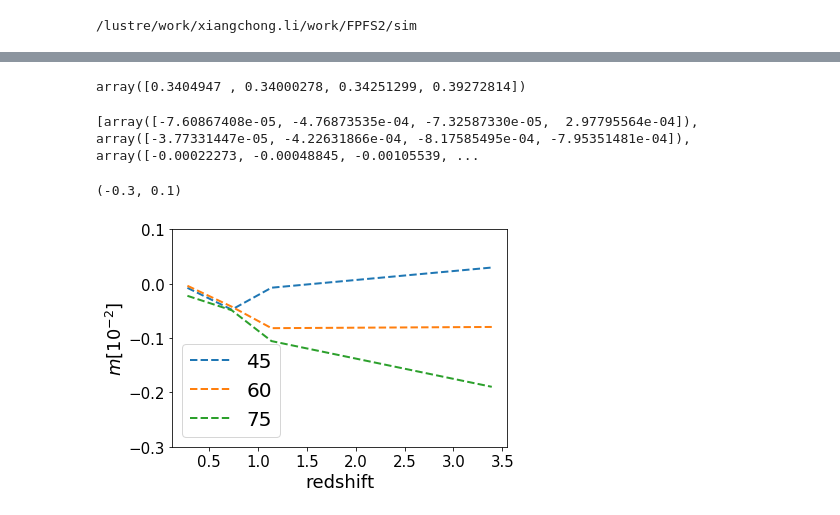
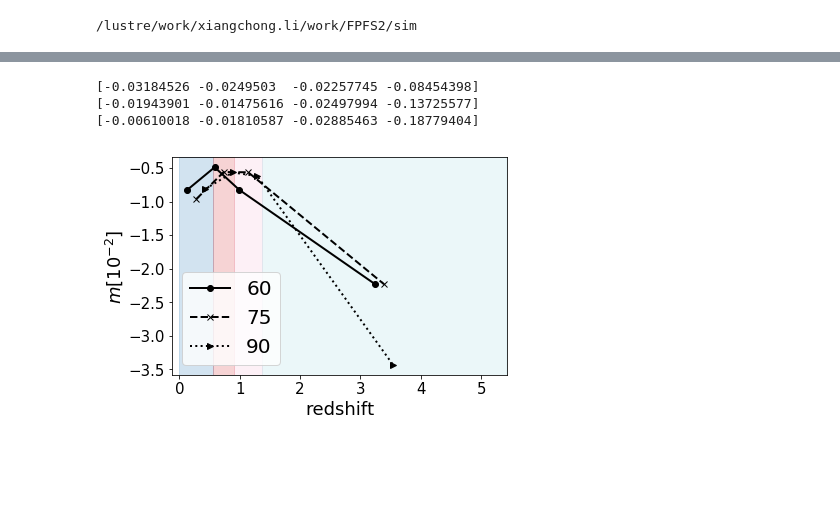
Before and after one commit to mr-superonion/FPFS, a Jupyter notebook: notebook/sim/3_5-cosmoReGauss.ipynb, the cells around one changed output, grey strips where cells are left out. Drawn from its saved outputs; the diff is of its cells as text; code cells hidden in the pictures; blank space fills up the shorter version.

```diff
--- a/notebook/sim/3_5-cosmoReGauss.ipynb
+++ b/notebook/sim/3_5-cosmoReGauss.ipynb
@@ -17,14 +98,15 @@ cd wrkDir/FPFS2/sim/
 # %%
 www=False
+lList=['60','75','90']
 zbound  =   np.array([0.,0.561,0.906,1.374,5.410])
 nz=len(zbound)-1
 bAll=[]
-for psz in ['45','60','75']:
+for psz in lList:
     out=[]
     for xx in ['0000','2222']:
         dataAll=[]
-        for pixId in imgUtil.cosmoHSThpix[:-1]:
-            data= pyfits.getdata('outCosmo-var36em4/src-psf%s-%d/stackAll-g1-%s_2.fits' %(psz,pixId,xx))
+        for pixId in imgUtil.cosmoHSThpix[:100]:
+            data= pyfits.getdata('outCosmoE-var36em4/src-psf%s-%d/stackAll-g1-%s_2.fits' %(psz,pixId,xx))
             dataAll.append(data[data['wlmask']])
             del data
             gc.collect()
@@ -46,52 +128,53 @@ for psz in ['45','60','75']:
             del msk
         out.append(ooo)
         del e1,e2,weight,w_A,ooo
         gc.collect()
 
     response1=(out[1]-out[0])/0.04
+    print(response1/1.7335500-1)
 
     pList=['2000','0200','0020','0002']
     outZd=np.zeros(nz)
     for iz in range(4):
         xx=pList[iz]
         dataAll=[]
-        for pixId in imgUtil.cosmoHSThpix[:-1]:
-            data= pyfits.getdata('outCosmo-var36em4/src-psf%s-%d/stackAll-g1-%s_2.fits' %(psz,pixId,xx))
+        for pixId in imgUtil.cosmoHSThpix[:100]:
+            data= pyfits.getdata('outCosmoE-var36em4/src-psf%s-%d/stackAll-g1-%s_2.fits' %(psz,pixId,xx))
             dataAll.append(data[data['wlmask']])
             del data
             gc.collect()
         dataAll=np.hstack(dataAll)
         #del msk
         e1,e2=utilities.get_gal_ellip(dataAll)
         if www:
             weight  =   dataAll['i_hsmshaperegauss_derived_weight']
         else:
             weight  =   np.ones(len(dataAll))
         #dataAll['i_hsmshaperegauss_derived_rms_e']=0.365
-        msk=(dataAll['zphot']>zbound[iz])&(dataAll['zphot']<zbound[iz+1])
+        msk     =   (dataAll['zphot']>zbound[iz])&(dataAll['zphot']<zbound[iz+1])
         w_A     =   np.sum(weight[msk])
         outZd[iz]=np.sum(weight[msk]*e1[msk])/w_A
         del msk
 
     response2=(outZd-out[0])/0.04
     bias=response2/response1-1
     bAll.append(bias)
+lsList=['o-','x--','>:']
+ishift=[-0.15,0,0.15]
+for i in range(3):
+    plt.plot((zbound[:-1]+zbound[1:])/2.+ishift[i],bAll[i]*100,lsList[i],label=lList[i],c='black')
+cmap = cm.tab20
+norm = Normalize(vmin=0, vmax=len(zbound)-2)
+for iz in range(len(zbound)-1):
+    cc=cmap(norm(iz))
+    plt.axvspan(zbound[iz],zbound[iz+1],alpha=0.2, color=cc)
+plt.legend(loc='lower left')
+plt.ylabel(r'$m [10^{-2}]$')
+plt.xlabel('redshift')
+plt.xlim(-0.12,5.43)
+plt.savefig(os.path.join(pltDir,'HSCnosie-mag24.5.png'))
+# %% [output]
+[-0.03184526 -0.0249503  -0.02257745 -0.08454398]
+[-0.01943901 -0.01475616 -0.02497994 -0.13725577]
+[-0.00610018 -0.01810587 -0.02885463 -0.18779404]
+[figure, added]
-# %%
-np.sqrt(1-response2/2.)
-# %% [output]
-array([0.3404947 , 0.34000278, 0.34251299, 0.39272814])
-# %%
-print(bAll)
-# %% [output]
-[array([-7.60867408e-05, -4.76873535e-04, -7.32587330e-05,  2.97795564e-04]), array([-3.77331447e-05, -4.22631866e-04, -8.17585495e-04, -7.95351481e-04]), array([-0.00022273, -0.00048845, -0.00105539, ...
-# %%
-lList=['45','60','75']
-for i in range(3):
-    plt.plot((zbound[:-1]+zbound[1:])/2.,bAll[i]*100,'--',label=lList[i])
-plt.legend(loc='lower left')
-plt.ylabel(r'$m [10^{-2}]$')
-plt.xlabel('redshift')
-plt.ylim(-0.3,0.1)
-# %% [output]
-(-0.3, 0.1)
-[figure, removed]
```
Also changed, not shown: parts of 3 cells of this notebook, 2 other files.
